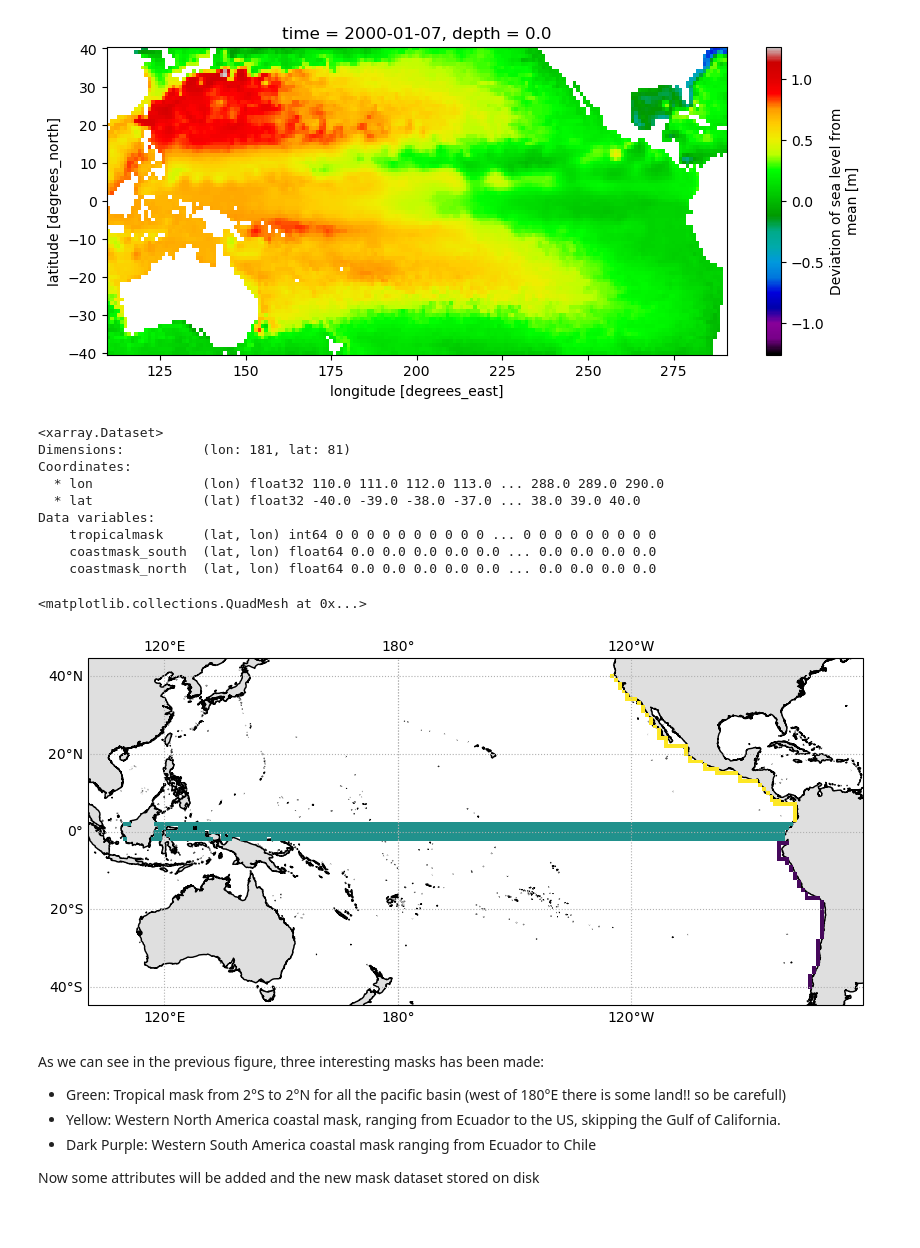
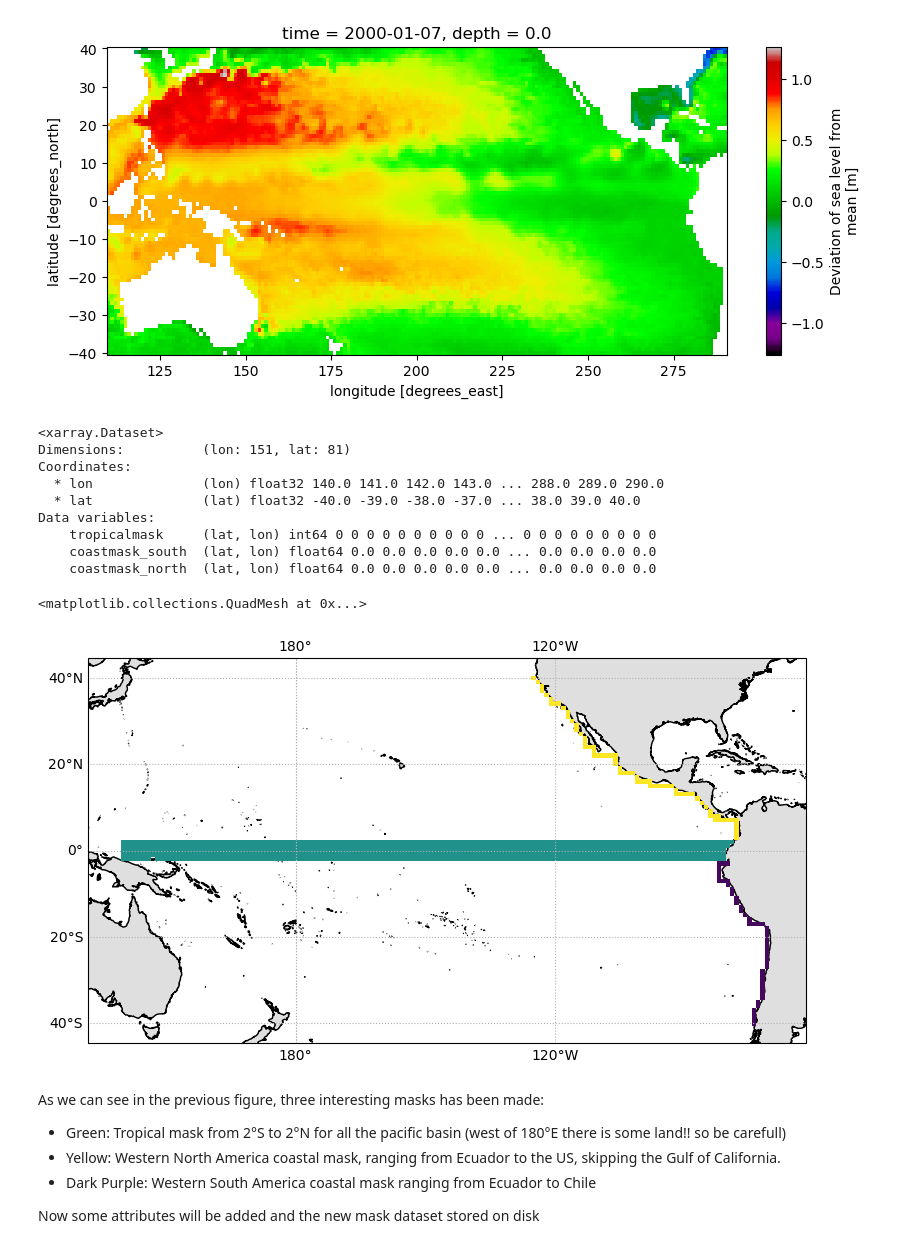
Before and after one commit to lucasglasner/S2S_CEAZA, a Jupyter notebook: create_masks.ipynb, the cells around one changed output. Cells and saved outputs as stored; diff of their text form; code cells hidden in the pictures; blank space fills up the shorter version.

```diff
--- a/create_masks.ipynb
+++ b/create_masks.ipynb
@@ -63,6 +63,7 @@ reforecast['dslm'].isel(time=0).plot(cmap='nipy_spectral')
 # Build tropical mask
 tropicalmask = reforecast.dslm[0,0,:,:].where(reforecast.lat>=-2).where(reforecast.lat<=2)
 tropicalmask = xr.where(~np.isnan(tropicalmask),1,0).to_dataset(name='tropicalmask').drop('j').drop('i')
+tropicalmask = tropicalmask.sel(lon=slice(140,291))
 # %%
 # Build coastal mask
 
@@ -108,12 +109,13 @@ coastmask_north = watermask.sel(lat=slice(2,90)).reindex({'lat':tropicalmask.lat
 # %%
 # Merge everything and drop useless coordinates
 masks = xr.merge([tropicalmask,coastmask_south,coastmask_north]).drop(['depth','time'])
+masks = masks.sel(lat=slice(-40,40))
 masks
 # %% [output]
 <xarray.Dataset>
-Dimensions:          (lon: 181, lat: 81)
+Dimensions:          (lon: 151, lat: 81)
 Coordinates:
-  * lon              (lon) float32 110.0 111.0 112.0 113.0 ... 288.0 289.0 290.0
+  * lon              (lon) float32 140.0 141.0 142.0 143.0 ... 288.0 289.0 290.0
   * lat              (lat) float32 -40.0 -39.0 -38.0 -37.0 ... 38.0 39.0 40.0
 Data variables:
     tropicalmask     (lat, lon) int64 0 0 0 0 0 0 0 0 0 0 ... 0 0 0 0 0 0 0 0 0
@@ -122,16 +124,16 @@ Data variables:
 # %%
 # Quick look to the new masks
 fig = plt.figure(figsize=(10,5))
-ax  = fig.add_subplot(111, projection=ccrs.PlateCarree(central_longitude=180))
+ax  = fig.add_subplot(111, projection=ccrs.PlateCarree(central_longitude=140))
 ax.coastlines('10m')
 ax.add_feature(cf.LAND, color='silver', alpha=0.5)
 ax.gridlines(draw_labels=True, linestyle=":")
 (masks.tropicalmask.where(masks.tropicalmask==1)).plot(add_colorbar=False, vmin=1,vmax=1, ax=ax, transform=ccrs.PlateCarree())
 (masks.coastmask_north.where(masks.coastmask_north==1)+1).plot(add_colorbar=False, vmin=1, vmax=2, ax=ax, transform=ccrs.PlateCarree())
 (masks.coastmask_south.where(masks.coastmask_south==1)+2).plot(add_colorbar=False, vmin=1, vmax=100, ax=ax, transform=ccrs.PlateCarree())
 # %% [output]
 <matplotlib.collections.QuadMesh at 0x...>
-[figure, old version]
+[figure, new version]
 # %% [markdown]
 As we can see in the previous figure, three interesting masks has been made:
 * Green: Tropical mask from 2°S to 2°N for all the pacific basin (west of 180°E there is some land!! so be carefull)
```
Also changed, not shown: parts of 6 cells of this notebook, 2 other files.
